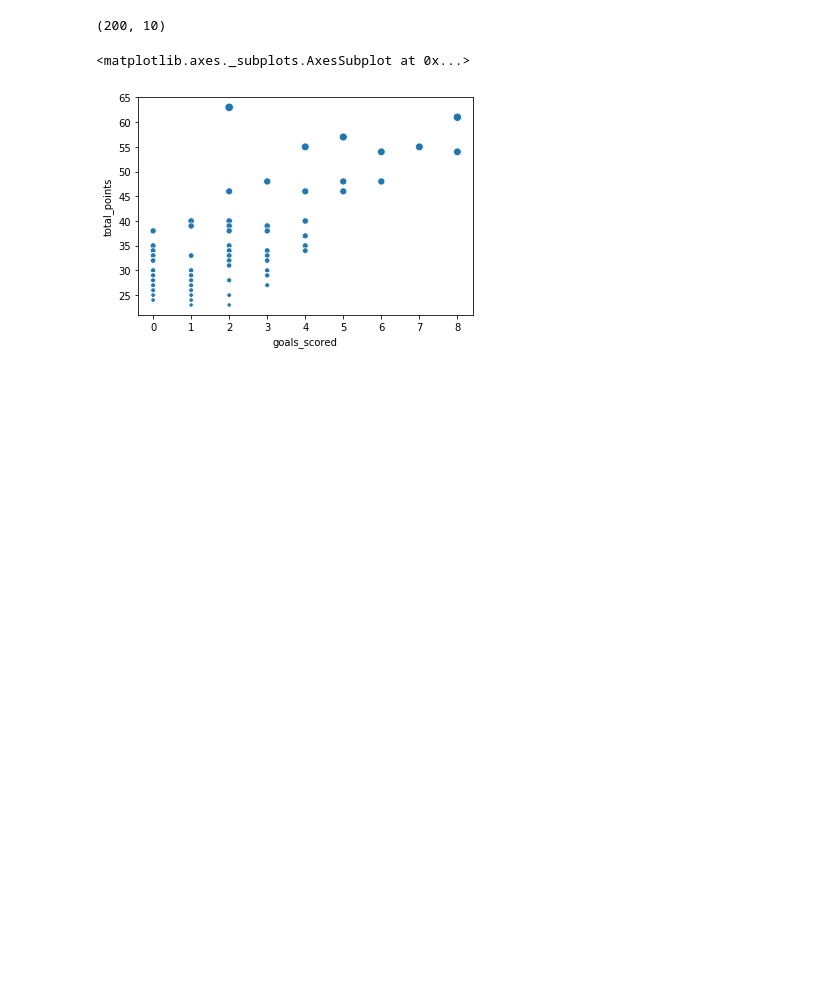
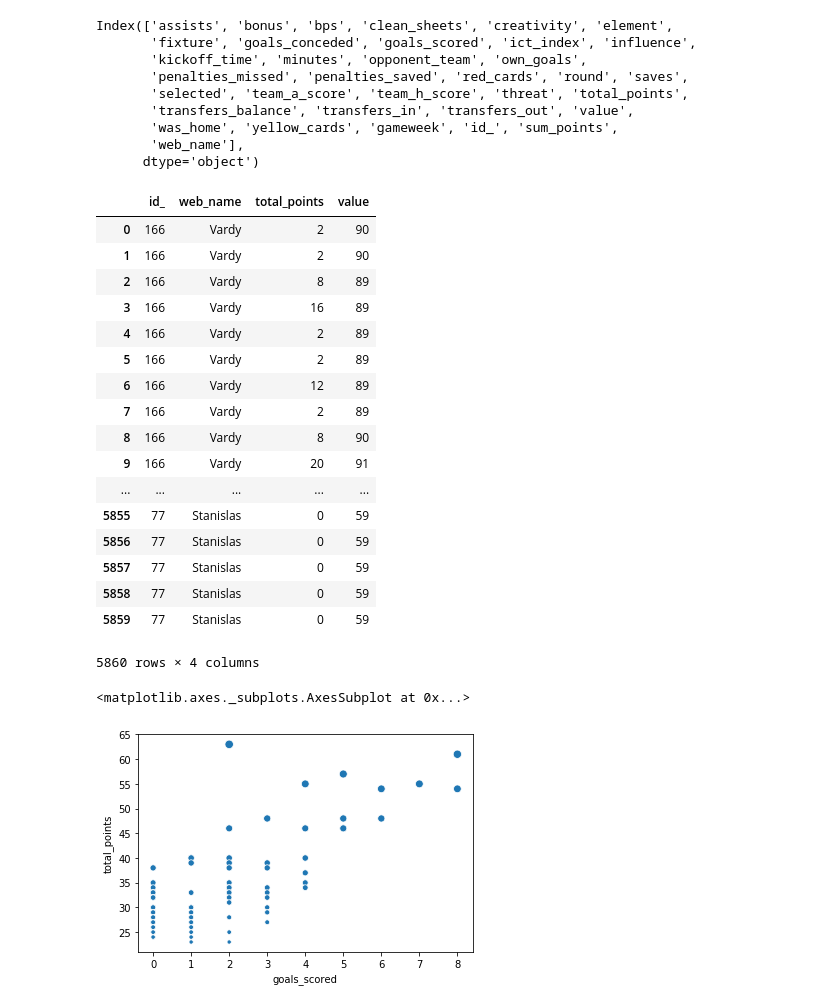
Before and after one commit to coopercunliffe/Springboard, a Jupyter notebook: fpl_stuff/FPL_project.ipynb, the cells around one changed output. Saved outputs shown, nothing was run; the diff lists cells and outputs as text; code cells hidden in the pictures; blank space fills up the shorter version.

```diff
--- a/fpl_stuff/FPL_project.ipynb
+++ b/fpl_stuff/FPL_project.ipynb
@@ -25,12 +25,39 @@ import seaborn as sns
 # %%
 #top200 = (top200[['web_name', 'element_type', 'total_points','now_cost', 'form',
 #                  'goals_scored', 'assists', 'clean_sheets', 'team', 'selected_by_percent']])
 
-top200.to_csv('top200.csv')
+df = pd.read_csv('top500histories.csv', index_col=0)
+print(df.columns)
 
-top200.shape
+df[['id_', 'web_name', 'total_points', 'value']]
 # %% [output]
-(200, 10)
+Index(['assists', 'bonus', 'bps', 'clean_sheets', 'creativity', 'element',
+       'fixture', 'goals_conceded', 'goals_scored', 'ict_index', 'influence',
+       'kickoff_time', 'minutes', 'opponent_team', 'own_goals',
+       'penalties_missed', 'penalties_saved', 'red_cards', 'round', 'saves',
+       'selected', 'team_a_score', 'team_h_score', 'threat', 'total_points',
+       'transfers_balance', 'transfers_in', 'transfers_out', 'value',
+       'was_home', 'yellow_cards', 'gameweek', 'id_', 'sum_points',
+       'web_name'],
+      dtype='object')
+|  | id_ | web_name | total_points | value |
+| 0 | 166 | Vardy | 2 | 90 |
+| 1 | 166 | Vardy | 2 | 90 |
+| 2 | 166 | Vardy | 8 | 89 |
+| 3 | 166 | Vardy | 16 | 89 |
+| 4 | 166 | Vardy | 2 | 89 |
+| 5 | 166 | Vardy | 2 | 89 |
+| 6 | 166 | Vardy | 12 | 89 |
+| 7 | 166 | Vardy | 2 | 89 |
+| 8 | 166 | Vardy | 8 | 90 |
+| 9 | 166 | Vardy | 20 | 91 |
+| ... | ... | ... | ... | ... |
+| 5855 | 77 | Stanislas | 0 | 59 |
+| 5856 | 77 | Stanislas | 0 | 59 |
+| 5857 | 77 | Stanislas | 0 | 59 |
+| 5858 | 77 | Stanislas | 0 | 59 |
+| 5859 | 77 | Stanislas | 0 | 59 |
+5860 rows × 4 columns
 # %%
 (sns.scatterplot(data=top100, x='goals_scored', y='total_points', legend=False, size='total_points'))
 # %% [output]
```
Also changed, not shown: 27 other files.
